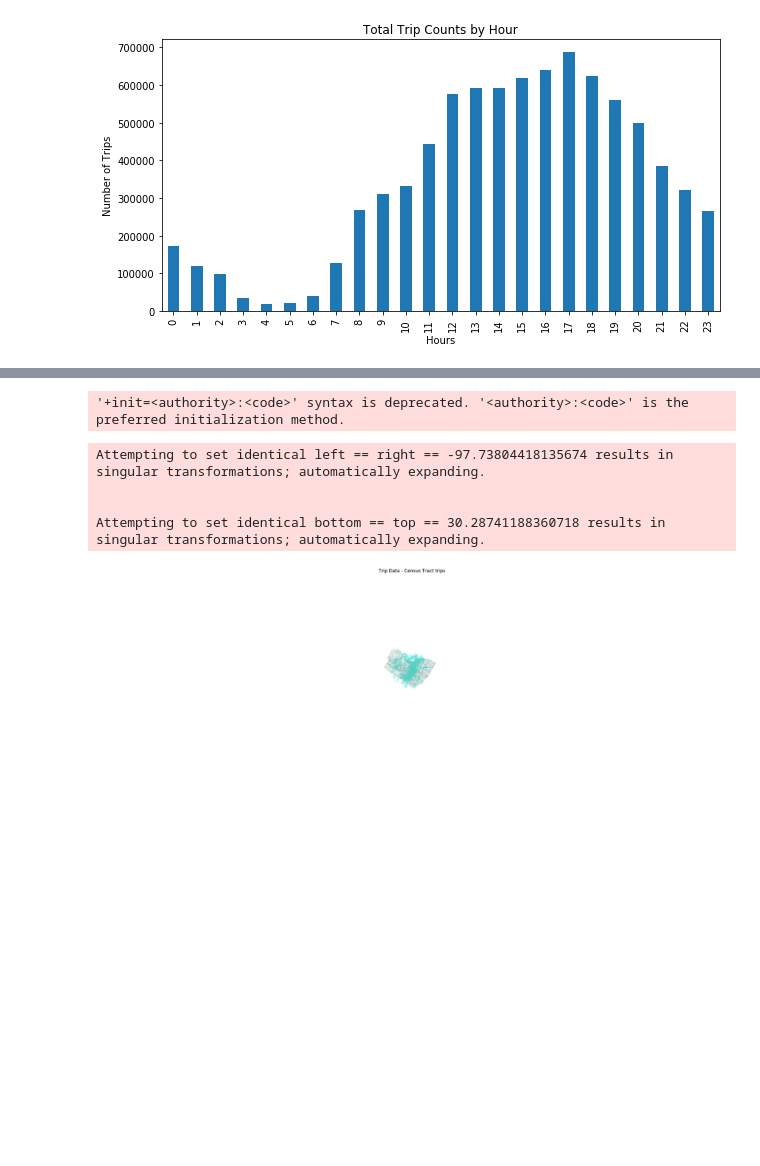
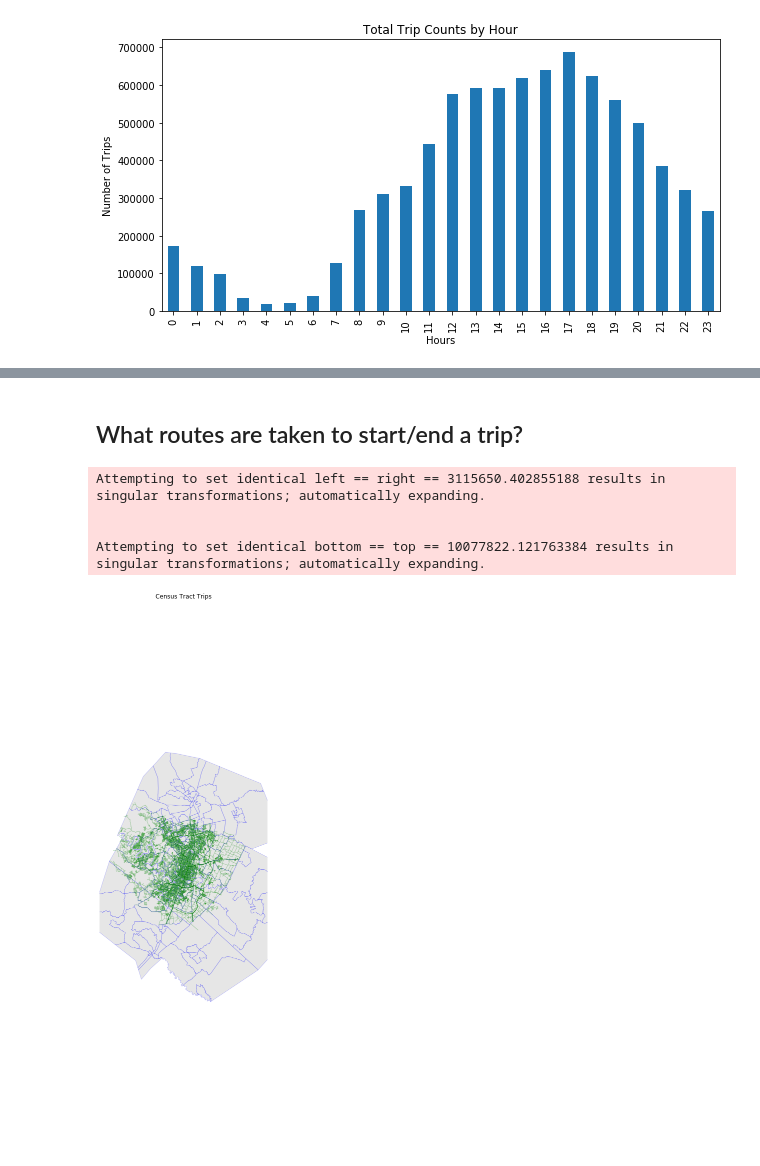
Before and after one commit to sheetalbongale/Scooters-In-Austin-Data-Analysis, a Jupyter notebook: notebooks/shared_mobility_AODP/data_story_sm.ipynb, the cells around one changed output, grey strips where cells are left out. Cells and saved outputs as stored; diff of their text form; code cells hidden in the pictures; blank space fills up the shorter version.

Commit message:
Plot census graph but nut the start and end tract

```diff
--- a/notebooks/shared_mobility_AODP/data_story_sm.ipynb
+++ b/notebooks/shared_mobility_AODP/data_story_sm.ipynb
@@ -90,6 +142,8 @@ plt.show()
+# %% [markdown]
+## What routes are taken to start/end a trip?
 # %%
-census = gpd.read_file('/Users/sheetalbongale/Scooters_In_Austin_Data_Analysis/resources/geo-pandas_censustract/tl_2010_48453_tract10.shp')
+from shapely.geometry import Point, LineString
+
+census = gpd.read_file('/Users/sheetalbongale/Scooters_In_Austin_Data_Analysis/resources/census_tracts_2010_msa/census_tracts_2010_msa.shp')
 streets = gpd.read_file('/Users/sheetalbongale/Scooters_In_Austin_Data_Analysis/resources/Street Centerline/geo_export_c8b73b25-2ed4-4cce-b27a-5b77fe19ba06.shp')
 streets = streets.to_crs(census.crs)
-# %% [output]
-'+init=<authority>:<code>' syntax is deprecated. '<authority>:<code>' is the preferred initialization method.
@@ -101,5 +150,5 @@ def create_trips(x):
 # %%
-def create_trip2(x):
+def create_trip(x):
     start, end = x
     if start != 'OUT_OF_BOUNDS' and end != 'OUT_OF_BOUNDS':
         startpoint = census[census['TRACTCE10'] == str(int(start)).replace('48453', '')]['geometry'].iloc[0].centroid
@@ -109,22 +158,23 @@ def create_trip2(x):
         return None
 
 trip_data = df[['Census GEOID Start', 'Census GEOID End']].iloc[:10000]
-trip_data['geometry'] = trip_data.apply(create_trip2, axis=1)
+trip_data['geometry'] = trip_data.apply(create_trip, axis=1)
 trip_data = gpd.GeoDataFrame(trip_data, crs=census.crs)
 # %%
-_, ax = plt.subplots(figsize=(30, 20))
+_, ax = plt.subplots(figsize=(20, 20))
 _, _, maxx, maxy = trip_data.bounds.max()
 minx, miny, _, _= trip_data.bounds.min()
-census.plot(ax=ax, color='grey', edgecolor='red', alpha=0.2)
-streets.plot(ax=ax, color='turquoise', alpha=0.2)
-trip_data.plot(ax=ax, color='red', alpha=0.01)
+census.plot(ax=ax, color='grey', edgecolor='blue', alpha=0.2)
+streets.plot(ax=ax, color='green', alpha=0.2)
+trip_data.plot(ax=ax, color='red', alpha=0.5)
 ax.set_xlim(minx, maxx)
 ax.set_ylim(miny, maxy)
 ax.axis('off')
-ax.set_title('Trip Data - Census Tract trips');
+plt.savefig("Plots/popular_censustracts.png")
+ax.set_title('Census Tract Trips');
 # %% [output]
-Attempting to set identical left == right == -97.73804418135674 results in singular transformations; automatically expanding.
+Attempting to set identical left == right == 3115650.402855188 results in singular transformations; automatically expanding.
 
 
-Attempting to set identical bottom == top == 30.28741188360718 results in singular transformations; automatically expanding.
+Attempting to set identical bottom == top == 10077822.121763384 results in singular transformations; automatically expanding.
-[figure, old version]
+[figure, new version]
```
Also changed, not shown: parts of 27 cells of this notebook, 13 other files.
